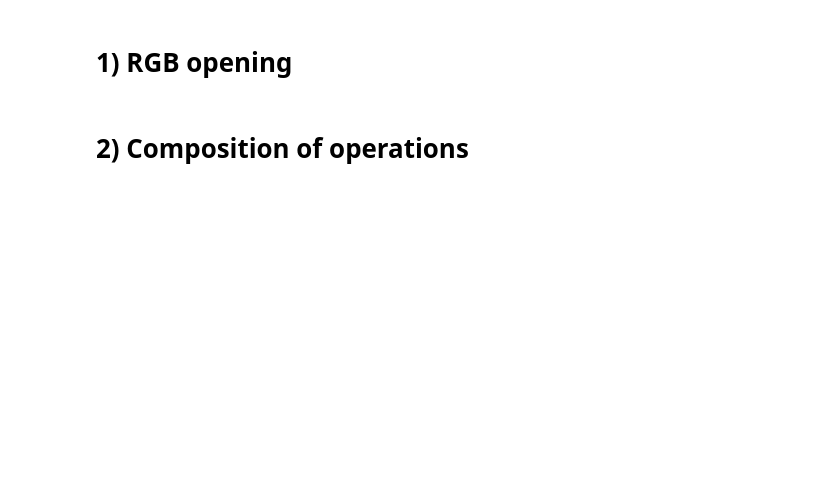
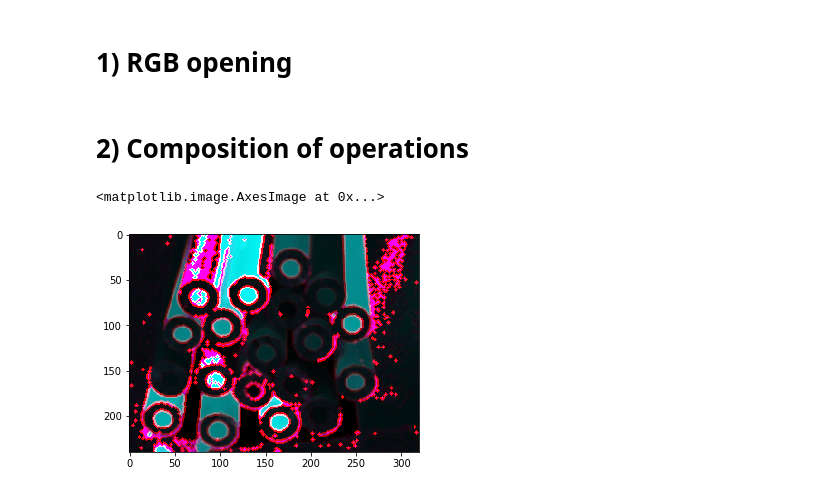
Before and after one commit to Daniel-Bertazzo/image_processing, a Jupyter notebook: short_assignment3/short_assignment3.ipynb, the cells around one changed output. Cells and saved outputs as stored; diff of their text form; code cells hidden in the pictures; blank space fills up the shorter version.

```diff
--- a/short_assignment3/short_assignment3.ipynb
+++ b/short_assignment3/short_assignment3.ipynb
@@ -93,3 +93,8 @@ def compose_operations(img, size):
     result[:, :, 2] = H_closing.astype(np.uint8)
 
     return result
+# %%
+plt.imshow(result)
+# %% [output]
+<matplotlib.image.AxesImage at 0x...>
+[figure, added]
```
Also changed, not shown: parts of 2 cells of this notebook, 2 other files.
